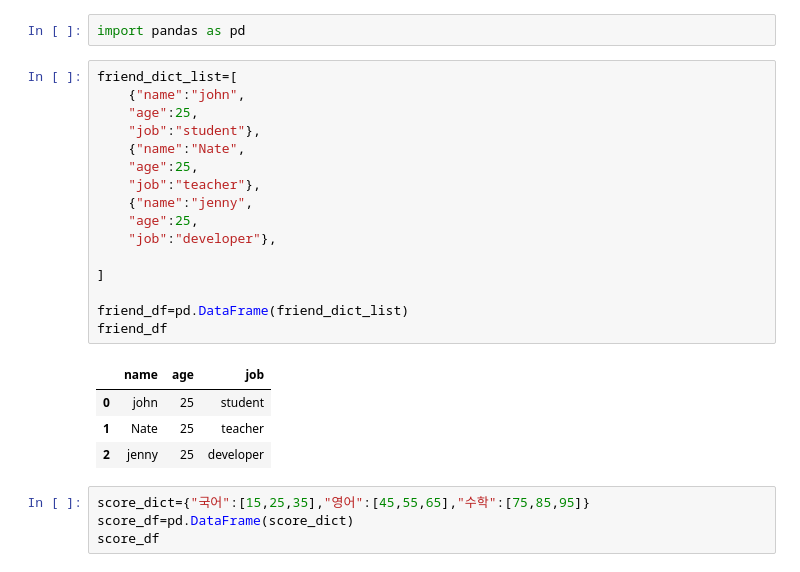
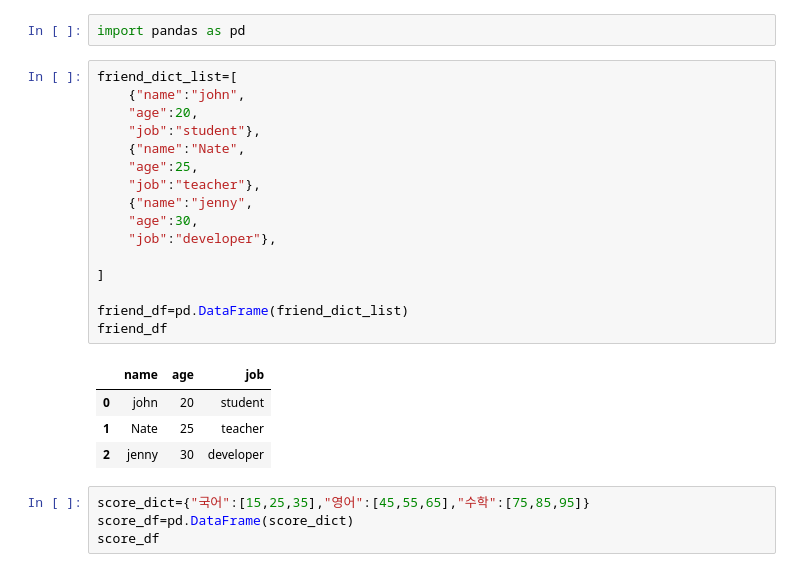
Before and after one commit to youngho0983/PythonSource, a Jupyter notebook: 판다스/DataFrame.ipynb, the cells around one changed output. Drawn from its saved outputs; the diff is of its cells as text.

Commit message:
dataframe pandas

```diff
--- a/판다스/DataFrame.ipynb
+++ b/판다스/DataFrame.ipynb
@@ -3,24 +3,24 @@ import pandas as pd
 # %%
 friend_dict_list=[
     {"name":"john",
-    "age":25,
+    "age":20,
     "job":"student"},
     {"name":"Nate",
     "age":25,
     "job":"teacher"},
     {"name":"jenny",
-    "age":25,
+    "age":30,
     "job":"developer"},
 
 ]
 
 friend_df=pd.DataFrame(friend_dict_list)
 friend_df
 # %% [output]
 |  | name | age | job |
-| 0 | john | 25 | student |
+| 0 | john | 20 | student |
 | 1 | Nate | 25 | teacher |
-| 2 | jenny | 25 | developer |
+| 2 | jenny | 30 | developer |
 # %%
 score_dict={"국어":[15,25,35],"영어":[45,55,65],"수학":[75,85,95]}
 score_df=pd.DataFrame(score_dict)
```
Also changed, not shown: parts of 72 cells of this notebook, 3 other files.
